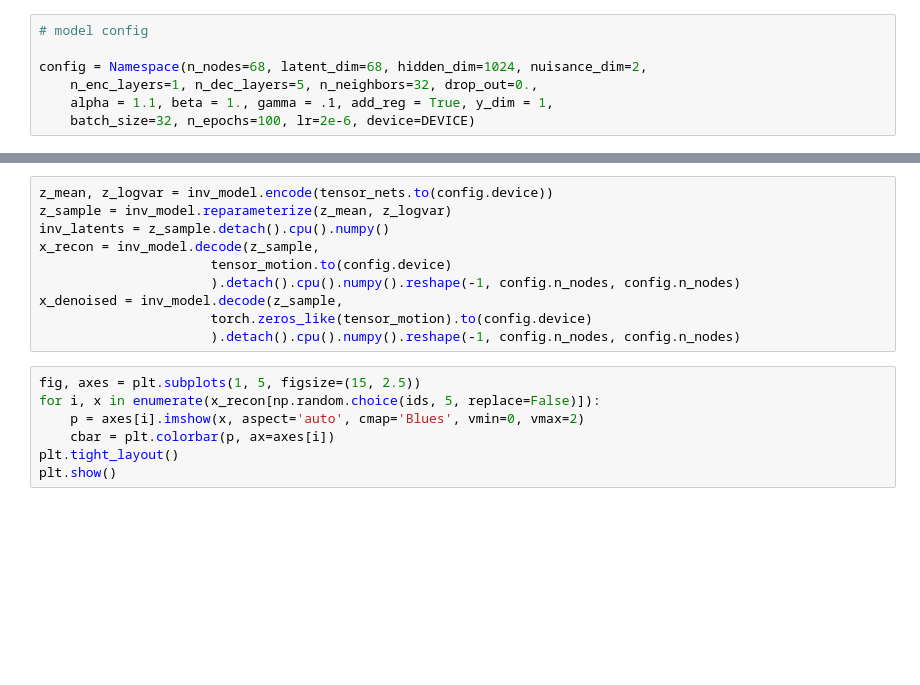
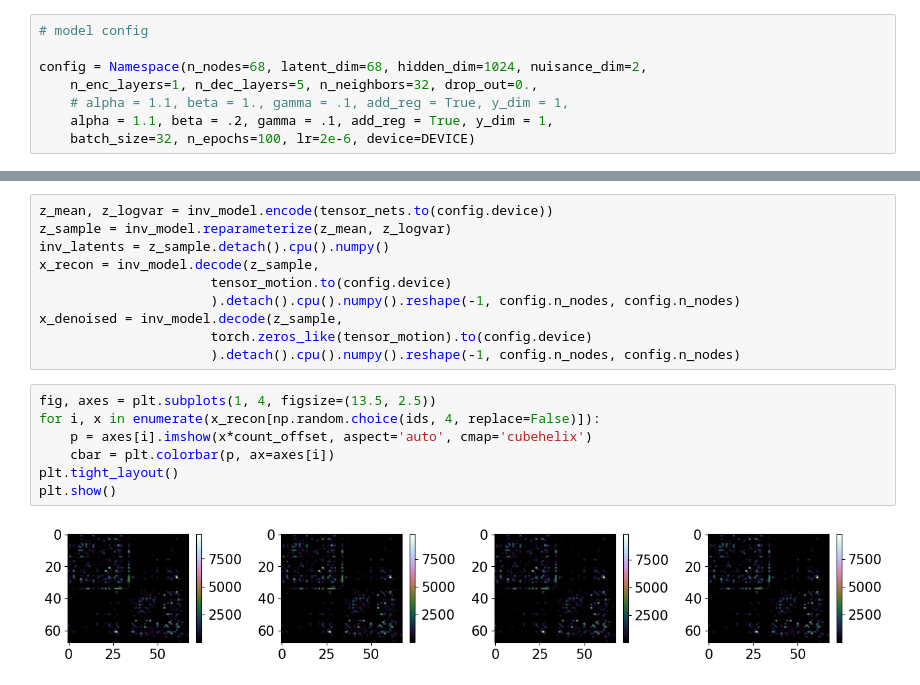
Before and after one commit to yzhang511/inv-vae, a Jupyter notebook: real_data.ipynb, the cells around one changed output, grey strips where cells are left out. Cells and saved outputs as stored; diff of their text form; blank space fills up the shorter version.

```diff
--- a/real_data.ipynb
+++ b/real_data.ipynb
@@ -216,7 +216,8 @@ inv-vae
 
 config = Namespace(n_nodes=68, latent_dim=68, hidden_dim=1024, nuisance_dim=2,
     n_enc_layers=1, n_dec_layers=5, n_neighbors=32, drop_out=0.,
-    alpha = 1.1, beta = 1., gamma = .1, add_reg = True, y_dim = 1,
+    # alpha = 1.1, beta = 1., gamma = .1, add_reg = True, y_dim = 1,
+    alpha = 1.1, beta = .2, gamma = .1, add_reg = True, y_dim = 1,
     batch_size=32, n_epochs=100, lr=2e-6, device=DEVICE)
 # %%
 inv_model = INV_VAE(config).to(config.device)
@@ -293,10 +295,12 @@ x_denoised = inv_model.decode(z_sample,
                       torch.zeros_like(tensor_motion).to(config.device)
                       ).detach().cpu().numpy().reshape(-1, config.n_nodes, config.n_nodes)
 # %%
-fig, axes = plt.subplots(1, 5, figsize=(15, 2.5))
-for i, x in enumerate(x_recon[np.random.choice(ids, 5, replace=False)]):
-    p = axes[i].imshow(x, aspect='auto', cmap='Blues', vmin=0, vmax=2)
+fig, axes = plt.subplots(1, 4, figsize=(13.5, 2.5))
+for i, x in enumerate(x_recon[np.random.choice(ids, 4, replace=False)]):
+    p = axes[i].imshow(x*count_offset, aspect='auto', cmap='cubehelix')
     cbar = plt.colorbar(p, ax=axes[i])
 plt.tight_layout()
 plt.show()
+# %% [output]
+[figure, added]
 # %%
```
Also changed, not shown: parts of 3 cells of this notebook, 1 other file.
